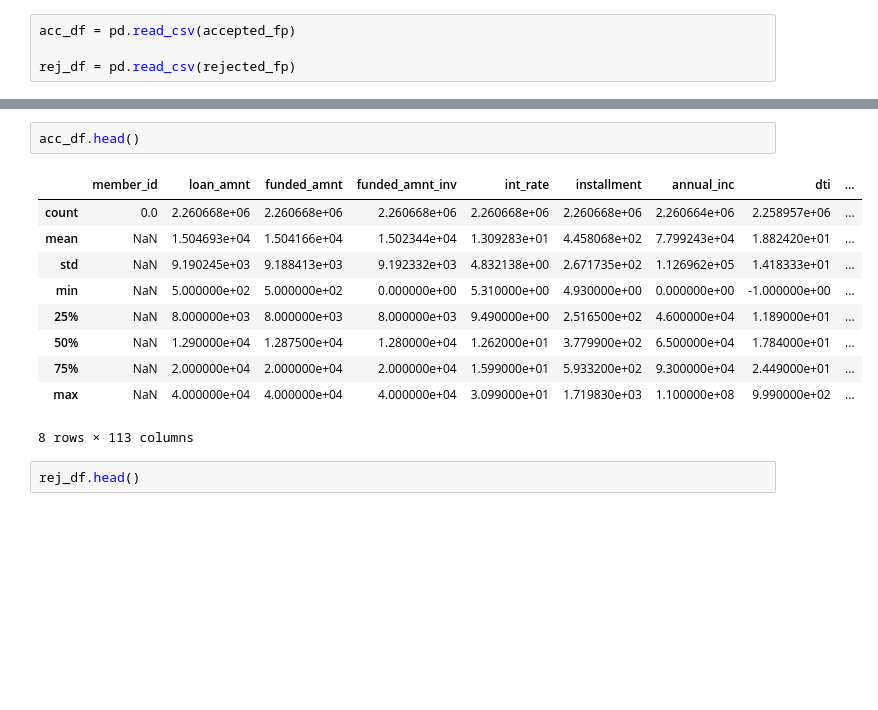
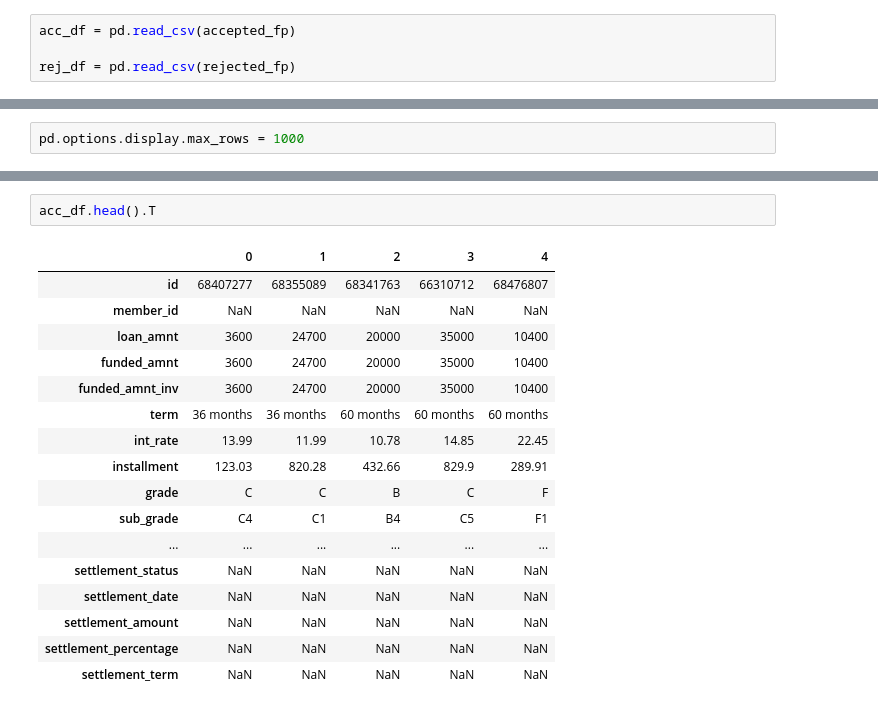
Before and after one commit to JaeHub/Lending-Club-Capstone, a Jupyter notebook: Data Wrangling.ipynb, the cells around one changed output, grey strips where cells are left out. Saved outputs shown, nothing was run; the diff lists cells and outputs as text; blank space fills up the shorter version.

Commit message:
finished option 1 dw

```diff
--- a/Data Wrangling.ipynb
+++ b/Data Wrangling.ipynb
@@ -39,0 +70,2 @@ rej_df = pd.read_csv(rejected_fp)
+# %%
+pd.options.display.max_rows = 1000
@@ -40,15 +111,20 @@ rej_df = pd.read_csv(rejected_fp)
 # %%
-acc_df.head()
+acc_df.head().T
 # %% [output]
-|  | member_id | loan_amnt | funded_amnt | funded_amnt_inv | int_rate | installment | annual_inc | dti | ... |
-| count | 0.0 | 2.260668e+06 | 2.260668e+06 | 2.260668e+06 | 2.260668e+06 | 2.260668e+06 | 2.260664e+06 | 2.258957e+06 | ... |
-| mean | NaN | 1.504693e+04 | 1.504166e+04 | 1.502344e+04 | 1.309283e+01 | 4.458068e+02 | 7.799243e+04 | 1.882420e+01 | ... |
-| std | NaN | 9.190245e+03 | 9.188413e+03 | 9.192332e+03 | 4.832138e+00 | 2.671735e+02 | 1.126962e+05 | 1.418333e+01 | ... |
-| min | NaN | 5.000000e+02 | 5.000000e+02 | 0.000000e+00 | 5.310000e+00 | 4.930000e+00 | 0.000000e+00 | -1.000000e+00 | ... |
-| 25% | NaN | 8.000000e+03 | 8.000000e+03 | 8.000000e+03 | 9.490000e+00 | 2.516500e+02 | 4.600000e+04 | 1.189000e+01 | ... |
-| 50% | NaN | 1.290000e+04 | 1.287500e+04 | 1.280000e+04 | 1.262000e+01 | 3.779900e+02 | 6.500000e+04 | 1.784000e+01 | ... |
-| 75% | NaN | 2.000000e+04 | 2.000000e+04 | 2.000000e+04 | 1.599000e+01 | 5.933200e+02 | 9.300000e+04 | 2.449000e+01 | ... |
-| max | NaN | 4.000000e+04 | 4.000000e+04 | 4.000000e+04 | 3.099000e+01 | 1.719830e+03 | 1.100000e+08 | 9.990000e+02 | ... |
+|  | 0 | 1 | 2 | 3 | 4 |
+| id | 68407277 | 68355089 | 68341763 | 66310712 | 68476807 |
+| member_id | NaN | NaN | NaN | NaN | NaN |
+| loan_amnt | 3600 | 24700 | 20000 | 35000 | 10400 |
+| funded_amnt | 3600 | 24700 | 20000 | 35000 | 10400 |
+| funded_amnt_inv | 3600 | 24700 | 20000 | 35000 | 10400 |
+| term | 36 months | 36 months | 60 months | 60 months | 60 months |
+| int_rate | 13.99 | 11.99 | 10.78 | 14.85 | 22.45 |
+| installment | 123.03 | 820.28 | 432.66 | 829.9 | 289.91 |
+| grade | C | C | B | C | F |
+| sub_grade | C4 | C1 | B4 | C5 | F1 |
+| ... | ... | ... | ... | ... | ... |
+| settlement_status | NaN | NaN | NaN | NaN | NaN |
+| settlement_date | NaN | NaN | NaN | NaN | NaN |
+| settlement_amount | NaN | NaN | NaN | NaN | NaN |
+| settlement_percentage | NaN | NaN | NaN | NaN | NaN |
+| settlement_term | NaN | NaN | NaN | NaN | NaN |
-8 rows × 113 columns
-# %%
-rej_df.head()
```
Also changed, not shown: parts of 23 cells of this notebook, 1 other file.
